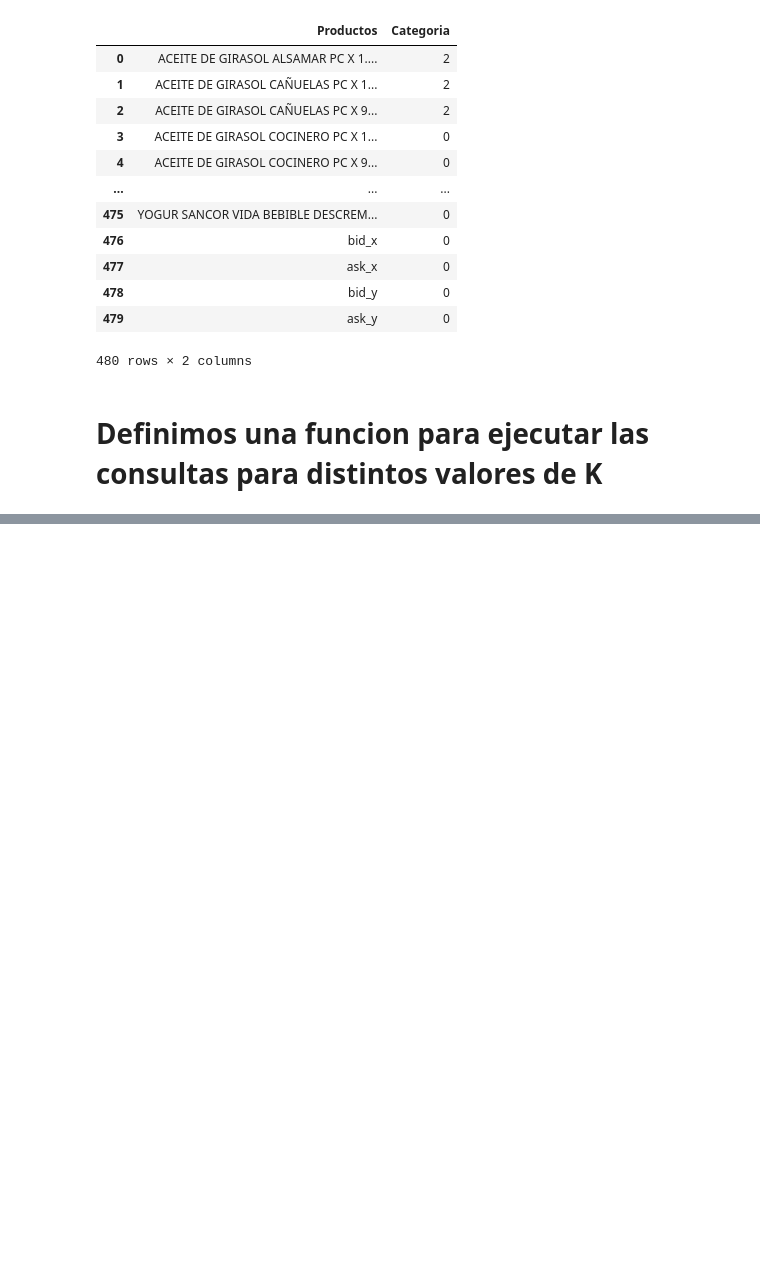
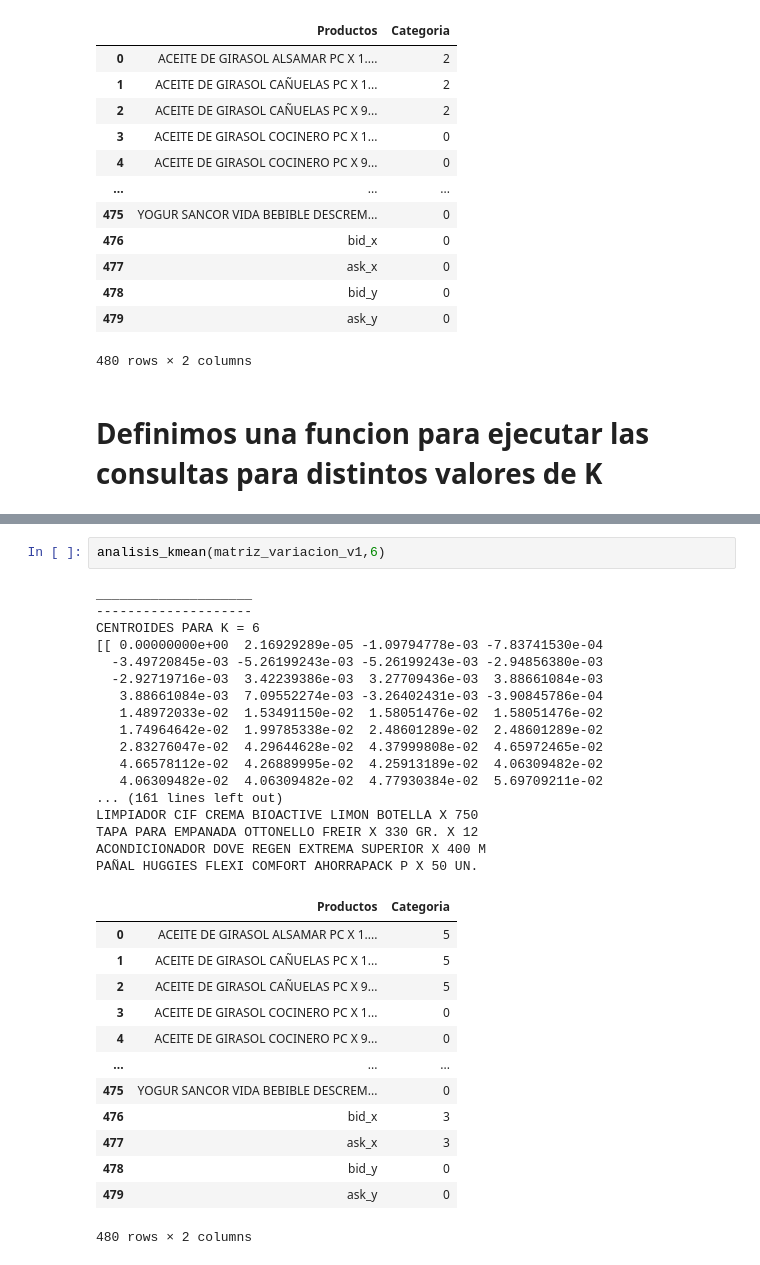
Before and after one commit to arielmeragelman/analisis_volatilidad_precios, a Jupyter notebook: CLUSTERIZACION KMEAN.ipynb, the cells around one changed output, grey strips where cells are left out. Drawn from its saved outputs; the diff is of its cells as text; blank space fills up the shorter version.

```diff
--- a/CLUSTERIZACION KMEAN.ipynb
+++ b/CLUSTERIZACION KMEAN.ipynb
@@ -257 +275,34 @@ ask_y
 480 rows × 2 columns
+# %%
+analisis_kmean(matriz_variacion_v1,6)
+# %% [output]
+____________________
+--------------------
+CENTROIDES PARA K = 6
+[[ 0.00000000e+00  2.16929289e-05 -1.09794778e-03 -7.83741530e-04
+  -3.49720845e-03 -5.26199243e-03 -5.26199243e-03 -2.94856380e-03
+  -2.92719716e-03  3.42239386e-03  3.27709436e-03  3.88661084e-03
+   3.88661084e-03  7.09552274e-03 -3.26402431e-03 -3.90845786e-04
+   1.48972033e-02  1.53491150e-02  1.58051476e-02  1.58051476e-02
+   1.74964642e-02  1.99785338e-02  2.48601289e-02  2.48601289e-02
+   2.83276047e-02  4.29644628e-02  4.37999808e-02  4.65972465e-02
+   4.66578112e-02  4.26889995e-02  4.25913189e-02  4.06309482e-02
+   4.06309482e-02  4.06309482e-02  4.77930384e-02  5.69709211e-02
+... (161 lines left out)
+LIMPIADOR CIF CREMA BIOACTIVE LIMON BOTELLA X 750
+TAPA PARA EMPANADA OTTONELLO FREIR X 330 GR. X 12
+ACONDICIONADOR DOVE REGEN EXTREMA SUPERIOR X 400 M
+PAÑAL HUGGIES FLEXI COMFORT AHORRAPACK P X 50 UN.
+|  | Productos | Categoria |
+| 0 | ACEITE DE GIRASOL ALSAMAR PC X 1.... | 5 |
+| 1 | ACEITE DE GIRASOL CAÑUELAS PC X 1... | 5 |
+| 2 | ACEITE DE GIRASOL CAÑUELAS PC X 9... | 5 |
+| 3 | ACEITE DE GIRASOL COCINERO PC X 1... | 0 |
+| 4 | ACEITE DE GIRASOL COCINERO PC X 9... | 0 |
+| ... | ... | ... |
+| 475 | YOGUR SANCOR VIDA BEBIBLE DESCREM... | 0 |
+| 476 | bid_x | 3 |
+| 477 | ask_x | 3 |
+| 478 | bid_y | 0 |
+| 479 | ask_y | 0 |
+480 rows × 2 columns
```
Also changed, not shown: parts of 15 cells of this notebook, 3 other files.
